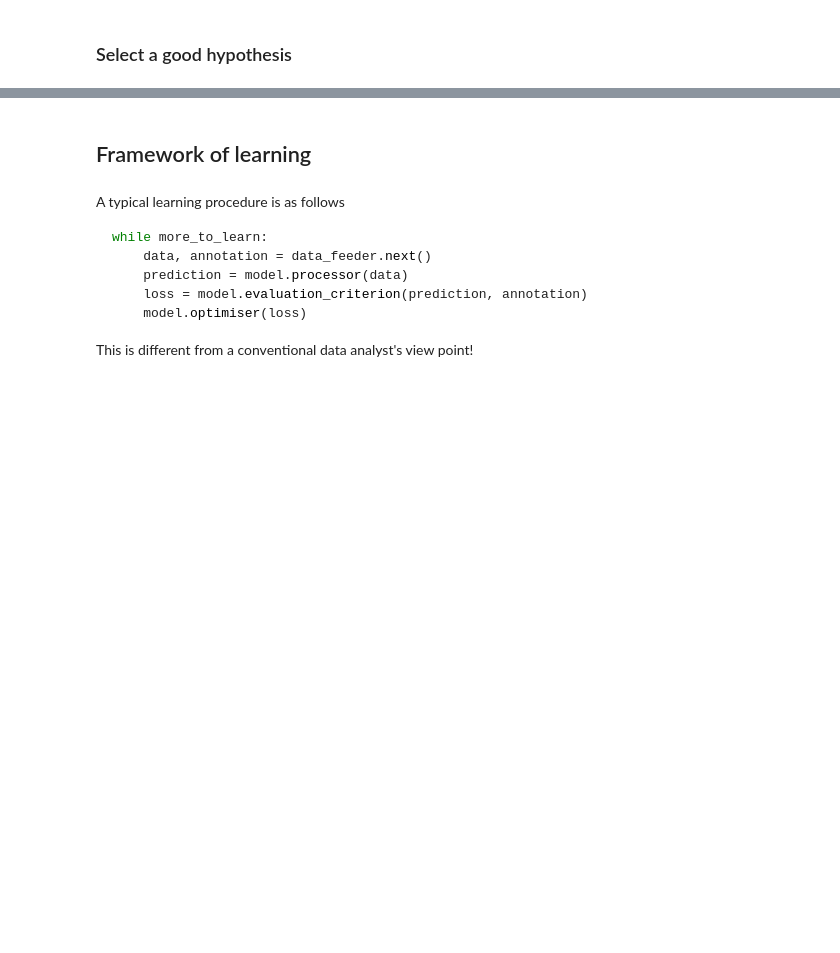
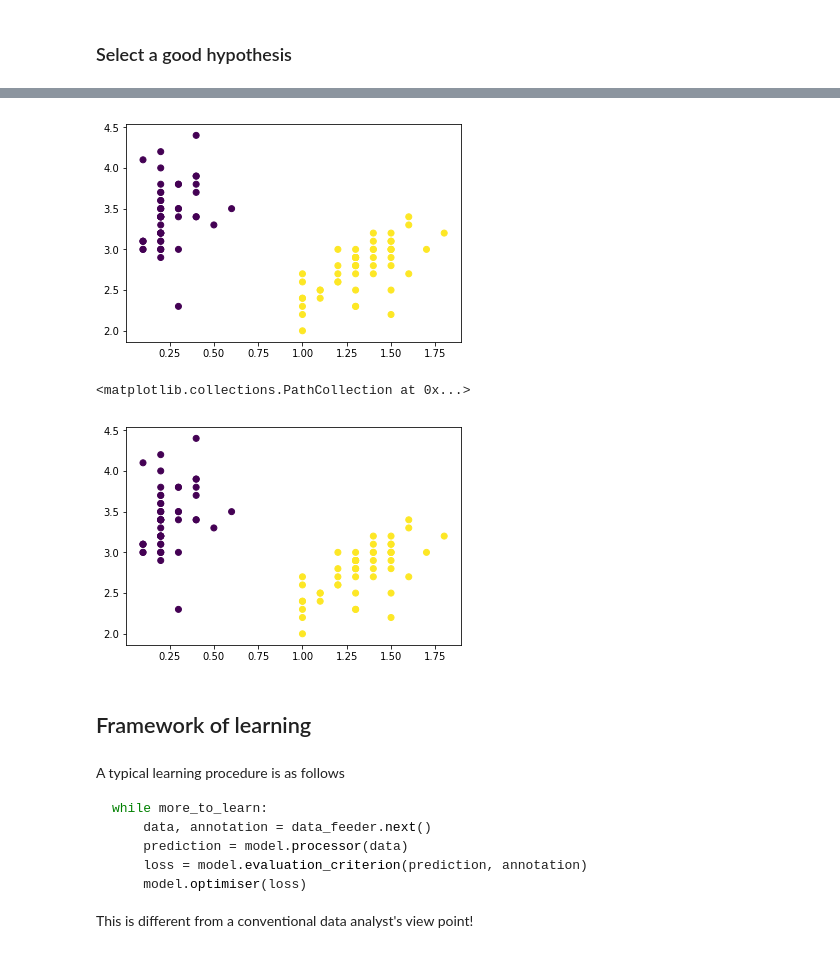
Before and after one commit to junjy007/ada_shanghai, a Jupyter notebook: lec01/LecNote1.ipynb, the cells around one changed output, grey strips where cells are left out. Saved outputs shown, nothing was run; the diff lists cells and outputs as text; code cells hidden in the pictures; blank space fills up the shorter version.

```diff
--- a/lec01/LecNote1.ipynb
+++ b/lec01/LecNote1.ipynb
@@ -115,0 +184,17 @@ plt.scatter(X2c[:, 0], X2c[:, 2], c=index)
+# %%
+def h_fit(X, y, h_num=1):
+    N = X.shape[0]
+    best_accuracy = -1
+    best_h = None
+    for i in range(h_num):
+
+        (j, th, direction) = generate_h(4, X.min(axis=0), X.max(axis=0))
+
+        if direction == 1: # direction
+            a = ((X[:, j] > th) == y).sum()
+        else:
+            a = ((X[:, j] <= th) == y).sum()
+        if a > best_accuracy:
+            best_accuracy = a
+            best_h = (j, th, direction)
+    return best_h, best_accuracy
@@ -116,3 +206,17 @@ plt.scatter(X2c[:, 0], X2c[:, 2], c=index)
+# %%
+# Show the classification results
+k = 1 if j != 1 else 2
+plt.scatter(X2c[:, j], X2c[:, k], c=y2c)
+plt.show()
+if direction == 1:
+    index = X2c[:, j] > th
+else:
+    index = X2c[:, j] <= th
+plt.scatter(X2c[:, j], X2c[:, k], c=index)
+# %% [output]
+[figure, added]
+<matplotlib.collections.PathCollection at 0x...>
+[figure, added]
 # %% [markdown]
 ## Framework of learning
 # %% [markdown]
```
Also changed, not shown: parts of 16 cells of this notebook.
